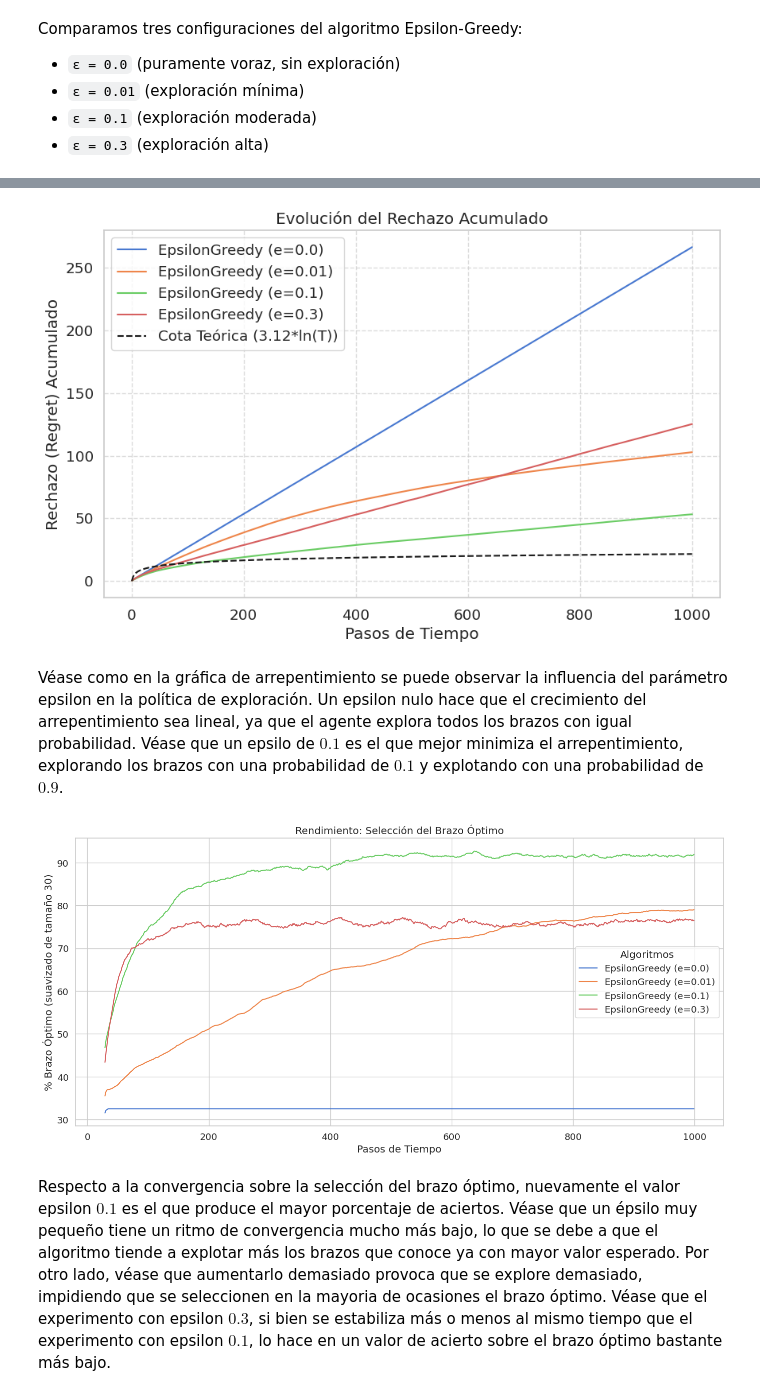
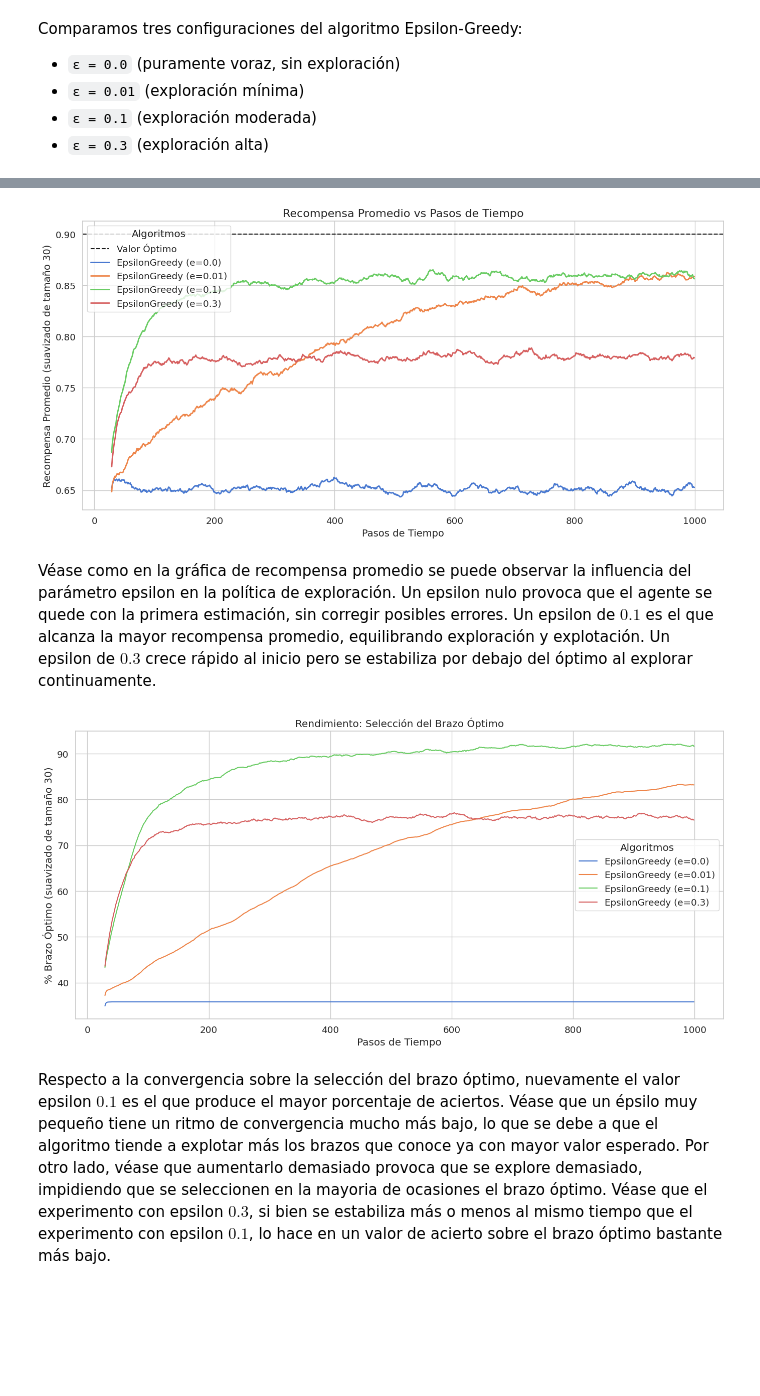
Before and after one commit to rafelsalgueiro/GallegoSalgueiroVera, a Jupyter notebook: k_brazos/estudio_bernoulli.ipynb, the cells around one changed output, grey strips where cells are left out. Cells and saved outputs as stored; diff of their text form; code cells hidden in the pictures; blank space fills up the shorter version.

Commit message:
Arreglos a k_brazos

```diff
--- a/k_brazos/estudio_bernoulli.ipynb
+++ b/k_brazos/estudio_bernoulli.ipynb
@@ -134,26 +109,28 @@ def run_experiment(arms, agents, n_steps=1000, n_runs=200, seed=42):
 Definimos un bandido de 5 brazos con distintas probabilidades de éxito.
 El brazo con `p = 0.9` es el óptimo.
 # %%
-# Configuración del problema
-arms = [
+steps = 1000  # Número de pasos que se ejecutarán cada algoritmo
+runs = 500  # Número de ejecuciones
+k = 5 # Número de brazos
+
+# Creación del bandit
+bandit = Bandit(arms=[
     BernoulliArm(0.1),
     BernoulliArm(0.3),
     BernoulliArm(0.5),
     BernoulliArm(0.7),
     BernoulliArm(0.9),
-]
+])
 
-lai_robbins_cte = sum(arm.get_lai_robbins_term(max(a.p for a in arms)) for arm in arms)
+# Constante teórica de Lai-Robbins para la cota inferior del regret
+lai_robbins_cte = bandit.get_theoretical_constant()
 
-k = len(arms)
-n_steps = 1000
-n_runs = 200
+def show_bandit_info(bandit: Bandit, title: str):
+    print(f"--- {title} ---")
+    print(bandit)
+    optimal_arm_idx, optimal_value = bandit.optimal_arm
+    print(f"Brazo óptimo: {optimal_arm_idx} con media {optimal_value:.4f}")
+    print(f"Constante de Lai-Robbins: {bandit.get_theoretical_constant():.4f}")
 
-print(f"Problema de {k}-armed bandit con distribuciones Bernoulli")
-print(f"Brazos y sus probabilidades de éxito:")
-for i, arm in enumerate(arms):
-    print(f"  Brazo {i}: {arm} (valor esperado = {arm.get_expected_value():.2f})")
-
-optimal_idx = np.argmax([a.get_expected_value() for a in arms])
-print(f"\nBrazo óptimo: {optimal_idx} con p = {arms[optimal_idx].get_expected_value():.2f}")
+show_bandit_info(bandit, "Bandit Bernoulli")
 # %% [output]
@@ -188,17 +160,12 @@ Comparamos tres configuraciones del algoritmo Epsilon-Greedy:
 - `ε = 0.3` (exploración alta)
 # %%
 # Definir agentes Epsilon-Greedy con distintos epsilon
-agents_eg = [
+agents_e = [
     EpsilonGreedyAgent(k, epsilon=0.0),
     EpsilonGreedyAgent(k, epsilon=0.01),
     EpsilonGreedyAgent(k, epsilon=0.1),
     EpsilonGreedyAgent(k, epsilon=0.3),
 ]
 
-print("=" * 60)
-print("EXPERIMENTO 1: Epsilon-Greedy")
-print("=" * 60)
-
-agents_eg, regret_eg, optimal_eg = run_experiment(
-    arms, agents_eg, n_steps=n_steps, n_runs=n_runs
-)
+# Ejecutar el experimento y obtener las recompensas promedio y promedio de las selecciones óptimas
+rewards_e, optimal_selections_e = run_experiment(bandit, agents_e, steps, runs)
@@ -214,15 +172,15 @@ Pasos: 1000, Ejecuciones: 200
 # %%
-# Gráfica de regret acumulado para Epsilon-Greedy
-plot_regret(n_steps, regret_eg, agents_eg, cte=lai_robbins_cte)
+_, optimal_value = bandit.optimal_arm
+plot_average_rewards(steps, rewards_e, agents_e, optimal_value=optimal_value, window_size=30)
 # %% [output]
-[figure, old version]
+[figure, new version]
 # %% [markdown]
-Véase como en la gráfica de arrepentimiento se puede observar la influencia del parámetro epsilon en la política de exploración. Un epsilon nulo hace que el crecimiento del arrepentimiento sea lineal, ya que el agente explora todos los brazos con igual probabilidad. Véase que un epsilo de $0.1$ es el que mejor minimiza el arrepentimiento, explorando los brazos con una probabilidad de $0.1$ y explotando con una probabilidad de $0.9$.
+Véase como en la gráfica de recompensa promedio se puede observar la influencia del parámetro epsilon en la política de exploración. Un epsilon nulo provoca que el agente se quede con la primera estimación, sin corregir posibles errores. Un epsilon de $0.1$ es el que alcanza la mayor recompensa promedio, equilibrando exploración y explotación. Un epsilon de $0.3$ crece rápido al inicio pero se estabiliza por debajo del óptimo al explorar continuamente.
 # %%
 # Gráfica de selección óptima para Epsilon-Greedy
-plot_optimal_selections(n_steps, optimal_eg, agents_eg, window_size=30)
+plot_optimal_selections(steps, optimal_selections_e, agents_e, window_size=30)
 # %% [output]
-[figure, old version]
+[figure, new version]
 # %% [markdown]
 Respecto a la convergencia sobre la selección del brazo óptimo, nuevamente el valor epsilon $0.1$ es el que produce el mayor porcentaje de aciertos. Véase que un épsilo muy pequeño tiene un ritmo de convergencia mucho más bajo, lo que se debe a que el algoritmo tiende a explotar más los brazos que conoce ya con mayor valor esperado. Por otro lado, véase que aumentarlo demasiado provoca que se explore demasiado, impidiendo que se seleccionen en la mayoria de ocasiones el brazo óptimo. Véase que el experimento con epsilon $0.3$, si bien se estabiliza más o menos al mismo tiempo que el experimento con epsilon $0.1$, lo hace en un valor de acierto sobre el brazo óptimo bastante más bajo.
 # %% [markdown]
```
Also changed, not shown: parts of 32 cells of this notebook, 4 other files.
